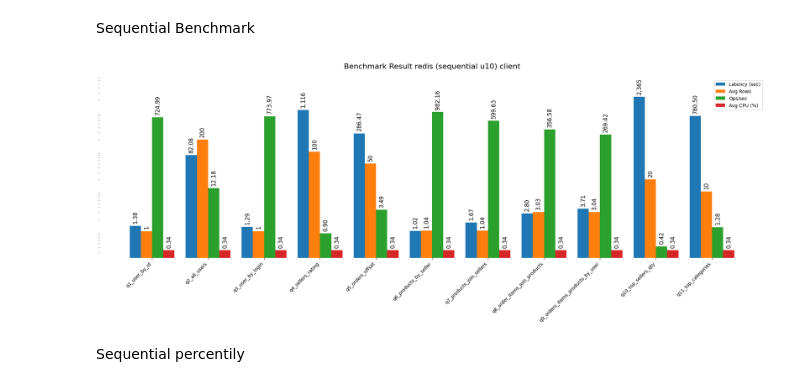
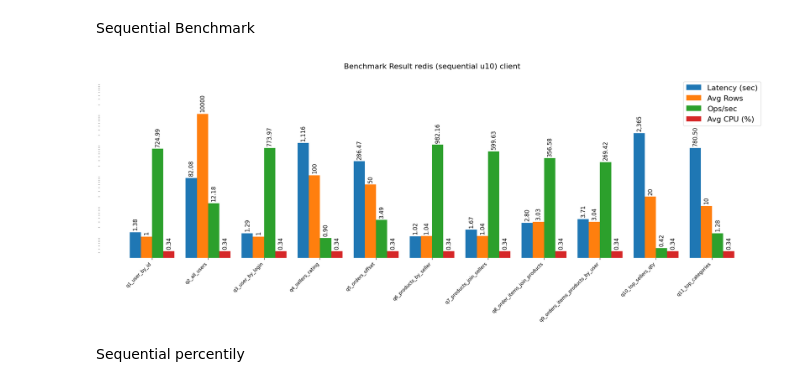
Before and after one commit to StudVladimir/benchmarking_result, a Jupyter notebook: graphs.ipynb, the cells around one changed output. Drawn from its saved outputs; the diff is of its cells as text; code cells hidden in the pictures.

```diff
--- a/graphs.ipynb
+++ b/graphs.ipynb
@@ -51,41 +51,41 @@ plt.yscale('log')
 # Добавляем динамический лимит, чтобы столбцы не наезжали на заголовок
 max_y = df_benchmark[metrics].max().max()
 if pd.notna(max_y) and max_y > 0:
-    plt.ylim(top=max_y * 3)
+    plt.ylim(top=max_y * 15)
 
 # Remove y-axis ticks and labels
 plt.xlabel('')
 plt.ylabel('')
 plt.yticks([])
 
 # Remove borders (spines)
 ax = plt.gca()
 for spine in ax.spines.values():
     spine.set_visible(False)
 
 # Add values above each bar
 for metric_bars in bars_list:
     for bar in metric_bars:
         yval = bar.get_height()
 
         # Skip 0 or NaN values to avoid issues with log scale text placement
         if pd.isna(yval) or yval <= 0:
             continue
 
         if yval == int(yval):
             val_text = f'{int(yval)}'
         else:
             val_text = f'{yval:.2f}' if yval < 1000 else f'{yval:,.0f}'
 
         # In log scale, multiplying by a constant gives a uniform visual offset
         plt.text(bar.get_x() + bar.get_width()/2, yval * 1.15, val_text, ha='center', va='bottom', rotation=90, fontsize=12)
 
 # Move legend to the top right, strictly inside the plot area
-plt.legend(loc='upper right')
+plt.legend(loc='upper right', fontsize=16)
 plt.tight_layout()
 plt.show()
 # %% [output]
-[figure, old version]
+[figure, new version]
 # %% [markdown]
 Sequential percentily
 # %%
```
Also changed, not shown: parts of 1 cell of this notebook, 8 other files.
